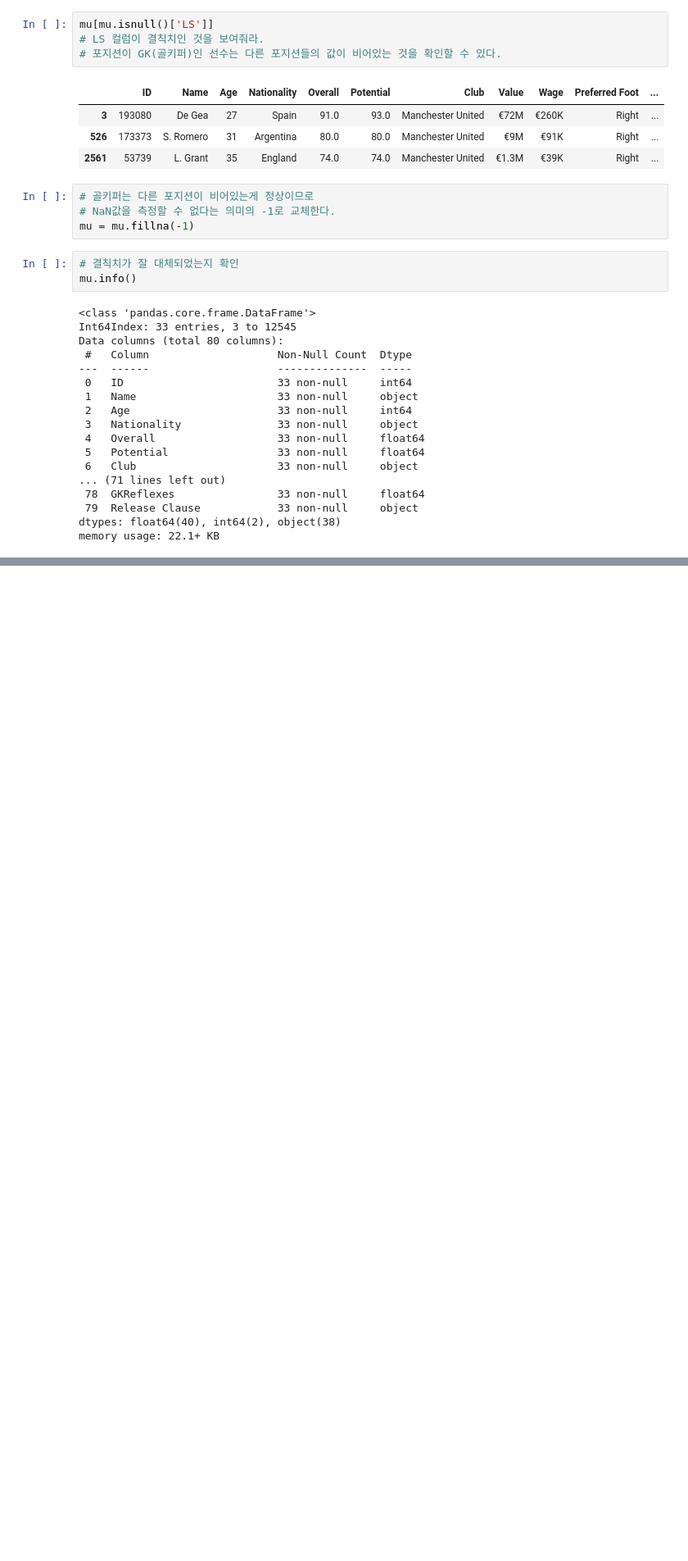
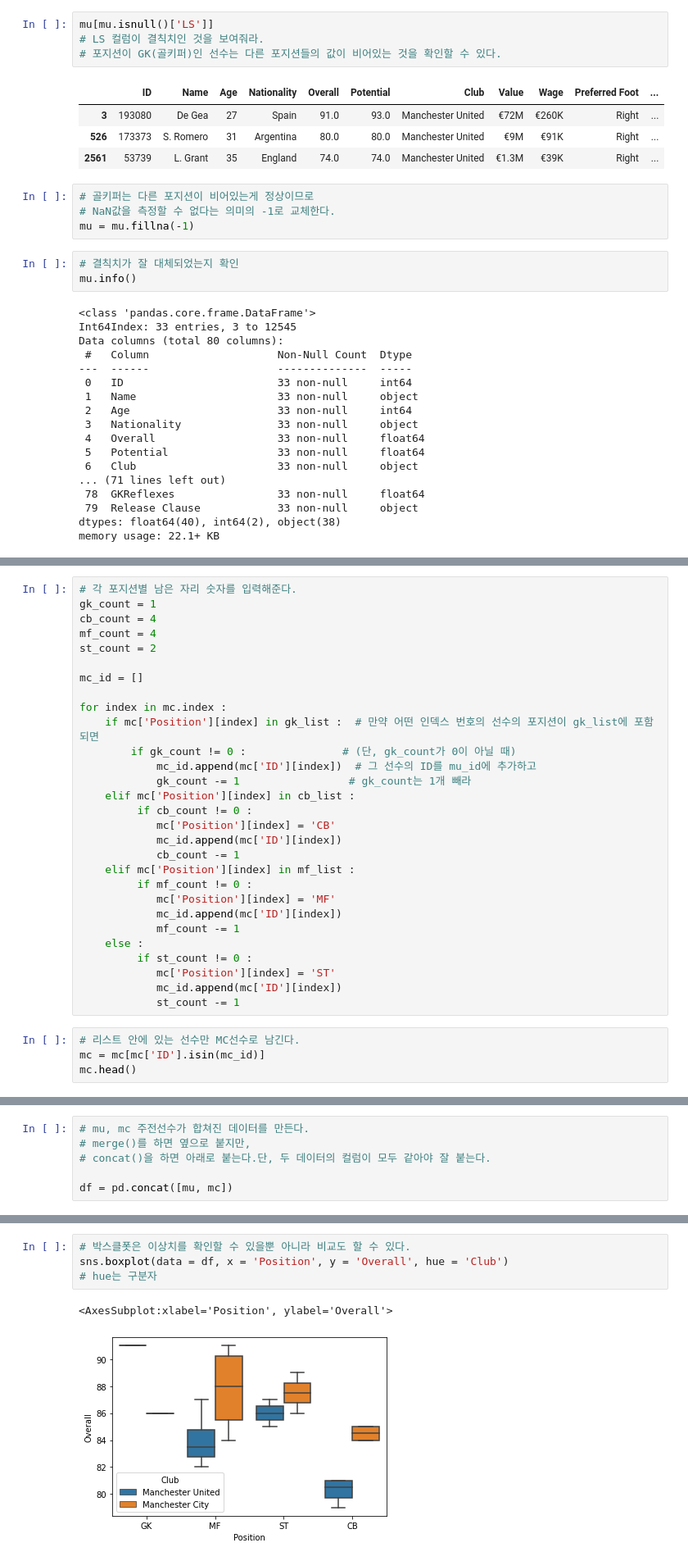
Before and after one commit to Jeong-Bin/DA-PROJECT, a Jupyter notebook: PROJECT_1 유럽 축구선수 분석.ipynb, the cells around one changed output, grey strips where cells are left out. Shown at 82% size. Drawn from its saved outputs; the diff is of its cells as text; blank space fills up the shorter version.

```diff
--- a/PROJECT_1 유럽 축구선수 분석.ipynb
+++ b/PROJECT_1 유럽 축구선수 분석.ipynb
@@ -256,0 +418,33 @@ memory usage: 22.1+ KB
+# %%
+# 각 포지션별 남은 자리 숫자를 입력해준다.
+gk_count = 1
+cb_count = 4
+mf_count = 4
+st_count = 2
+
+mc_id = []
+
+for index in mc.index :
+    if mc['Position'][index] in gk_list :  # 만약 어떤 인덱스 번호의 선수의 포지션이 gk_list에 포함되면
+        if gk_count != 0 :               # (단, gk_count가 0이 아닐 때)
+            mc_id.append(mc['ID'][index])  # 그 선수의 ID를 mu_id에 추가하고
+            gk_count -= 1                 # gk_count는 1개 빼라
+    elif mc['Position'][index] in cb_list :
+         if cb_count != 0 :
+            mc['Position'][index] = 'CB'
+            mc_id.append(mc['ID'][index])
+            cb_count -= 1
+    elif mc['Position'][index] in mf_list :
+         if mf_count != 0 :
+            mc['Position'][index] = 'MF'
+            mc_id.append(mc['ID'][index])
+            mf_count -= 1
+    else :
+         if st_count != 0 :
+            mc['Position'][index] = 'ST'
+            mc_id.append(mc['ID'][index])
+            st_count -= 1
+# %%
+# 리스트 안에 있는 선수만 MC선수로 남긴다.
+mc = mc[mc['ID'].isin(mc_id)]
+mc.head()
@@ -256,0 +458,6 @@ memory usage: 22.1+ KB
+# %%
+# mu, mc 주전선수가 합쳐진 데이터를 만든다.
+# merge()를 하면 옆으로 붙지만,
+# concat()을 하면 아래로 붙는다.단, 두 데이터의 컬럼이 모두 같아야 잘 붙는다.
+
+df = pd.concat([mu, mc])
@@ -256,0 +488,7 @@ memory usage: 22.1+ KB
+# %%
+# 박스클폿은 이상치를 확인할 수 있을뿐 아니라 비교도 할 수 있다.
+sns.boxplot(data = df, x = 'Position', y = 'Overall', hue = 'Club')
+# hue는 구분자
+# %% [output]
+<AxesSubplot:xlabel='Position', ylabel='Overall'>
+[figure, added]
```
Also changed, not shown: parts of 29 cells of this notebook.
